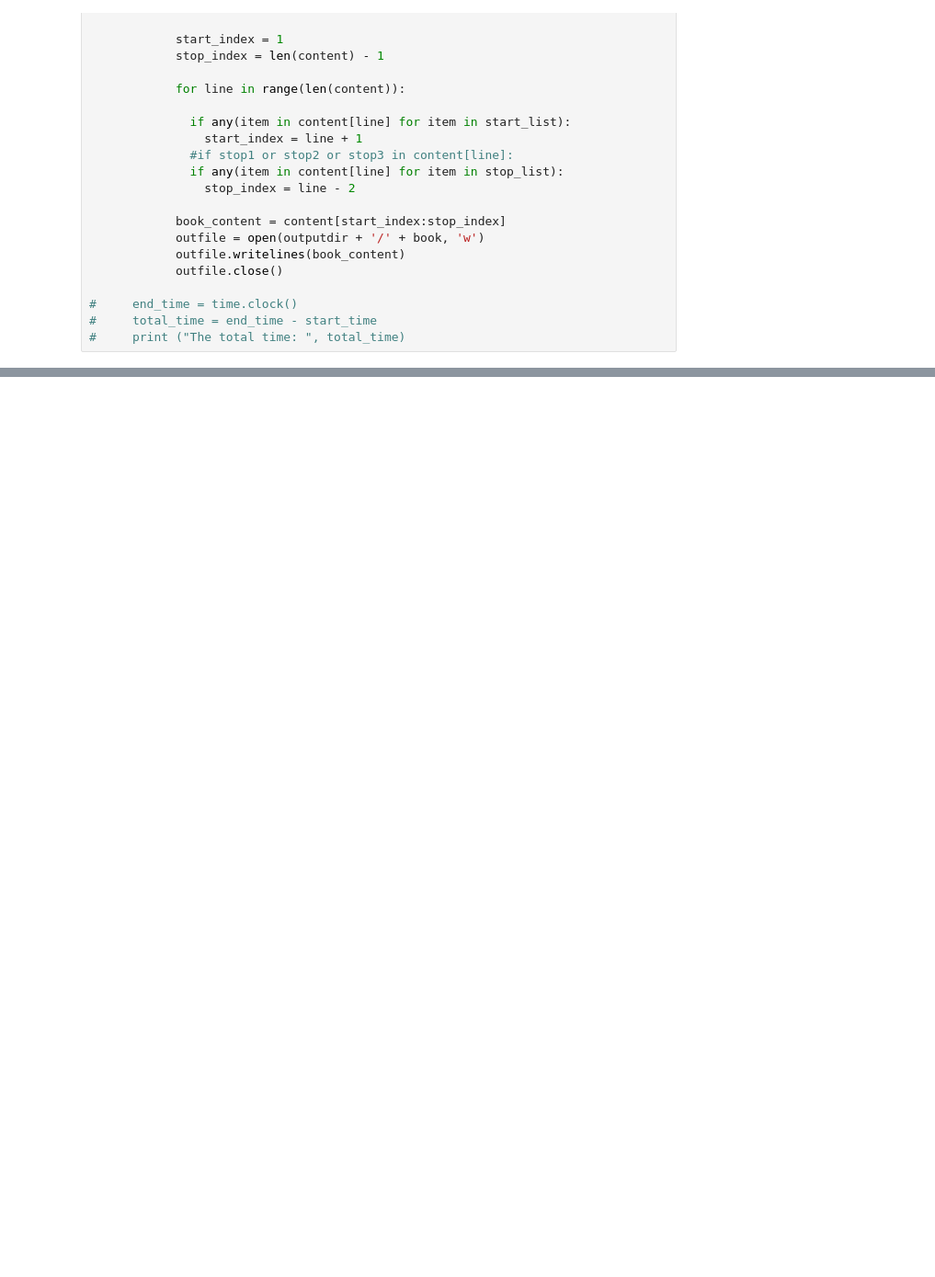
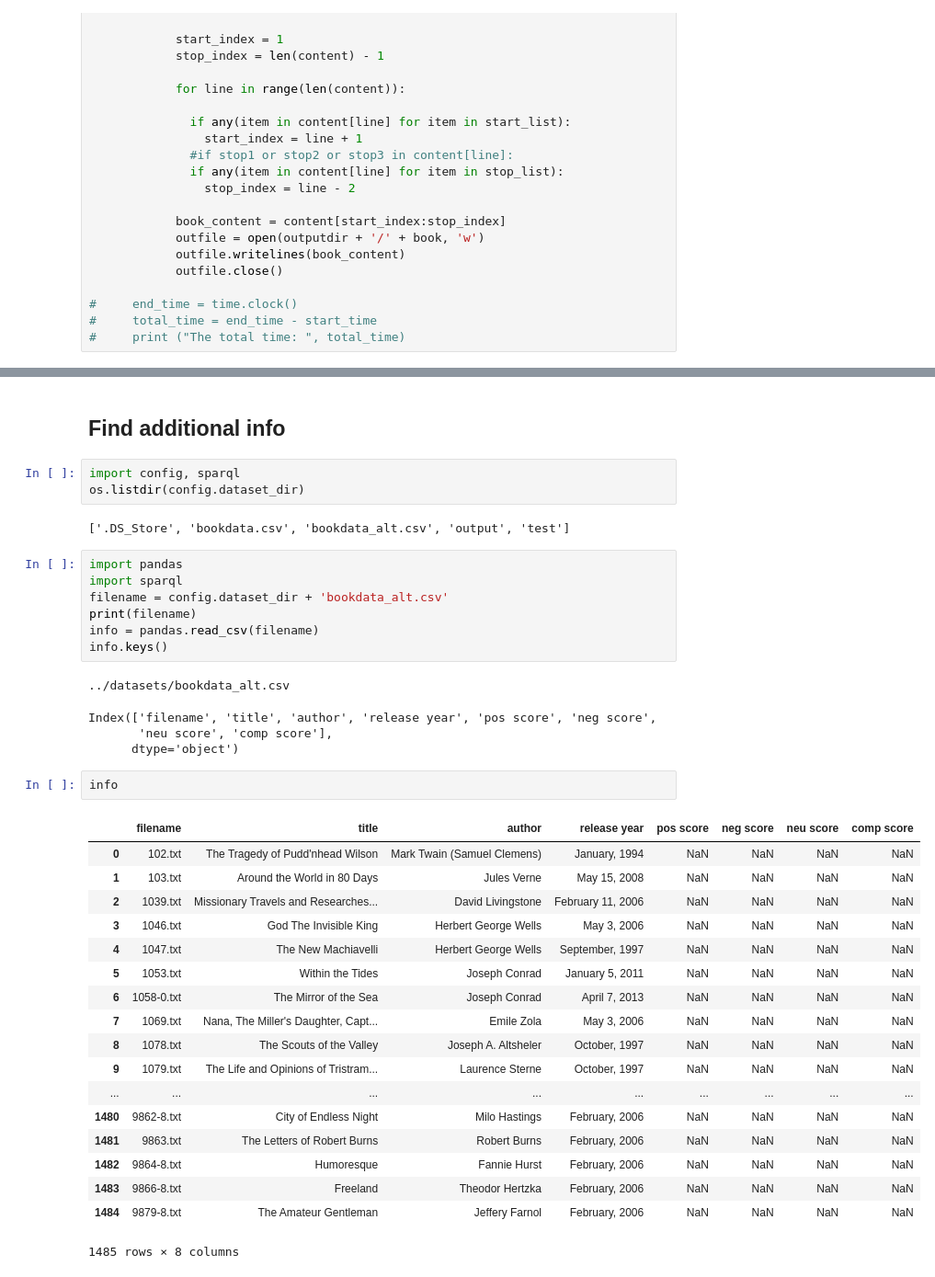
Before and after one commit to voschezang/book-genre-prediction, a Jupyter notebook: src/preprocessing.ipynb, the cells around one changed output, grey strips where cells are left out. Shown: that part at 92% size. Drawn from its saved outputs; the diff is of its cells as text; blank space fills up the shorter version.

```diff
--- a/src/preprocessing.ipynb
+++ b/src/preprocessing.ipynb
@@ -136,0 +137,40 @@ remove_unwanted_text(directory, outputdir)
+# %% [markdown]
+## Find additional info
+# %%
+import config, sparql
+os.listdir(config.dataset_dir)
+# %% [output]
+['.DS_Store', 'bookdata.csv', 'bookdata_alt.csv', 'output', 'test']
+# %%
+import pandas
+import sparql
+filename = config.dataset_dir + 'bookdata_alt.csv'
+print(filename)
+info = pandas.read_csv(filename)
+info.keys()
+# %% [output]
+../datasets/bookdata_alt.csv
+Index(['filename', 'title', 'author', 'release year', 'pos score', 'neg score',
+       'neu score', 'comp score'],
+      dtype='object')
+# %%
+info
+# %% [output]
+|  | filename | title | author | release year | pos score | neg score | neu score | comp score |
+| 0 | 102.txt | The Tragedy of Pudd'nhead Wilson | Mark Twain (Samuel Clemens) | January, 1994 | NaN | NaN | NaN | NaN |
+| 1 | 103.txt | Around the World in 80 Days | Jules Verne | May 15, 2008 | NaN | NaN | NaN | NaN |
+| 2 | 1039.txt | Missionary Travels and Researches... | David Livingstone | February 11, 2006 | NaN | NaN | NaN | NaN |
+| 3 | 1046.txt | God The Invisible King | Herbert George Wells | May 3, 2006 | NaN | NaN | NaN | NaN |
+| 4 | 1047.txt | The New Machiavelli | Herbert George Wells | September, 1997 | NaN | NaN | NaN | NaN |
+| 5 | 1053.txt | Within the Tides | Joseph Conrad | January 5, 2011 | NaN | NaN | NaN | NaN |
+| 6 | 1058-0.txt | The Mirror of the Sea | Joseph Conrad | April 7, 2013 | NaN | NaN | NaN | NaN |
+| 7 | 1069.txt | Nana, The Miller's Daughter, Capt... | Emile Zola | May 3, 2006 | NaN | NaN | NaN | NaN |
+| 8 | 1078.txt | The Scouts of the Valley | Joseph A. Altsheler | October, 1997 | NaN | NaN | NaN | NaN |
+| 9 | 1079.txt | The Life and Opinions of Tristram... | Laurence Sterne | October, 1997 | NaN | NaN | NaN | NaN |
+| ... | ... | ... | ... | ... | ... | ... | ... | ... |
+| 1480 | 9862-8.txt | City of Endless Night | Milo Hastings | February, 2006 | NaN | NaN | NaN | NaN |
+| 1481 | 9863.txt | The Letters of Robert Burns | Robert Burns | February, 2006 | NaN | NaN | NaN | NaN |
+| 1482 | 9864-8.txt | Humoresque | Fannie Hurst | February, 2006 | NaN | NaN | NaN | NaN |
+| 1483 | 9866-8.txt | Freeland | Theodor Hertzka | February, 2006 | NaN | NaN | NaN | NaN |
+| 1484 | 9879-8.txt | The Amateur Gentleman | Jeffery Farnol | February, 2006 | NaN | NaN | NaN | NaN |
+1485 rows × 8 columns
```
Also changed, not shown: parts of 9 cells of this notebook, 4 other files.
